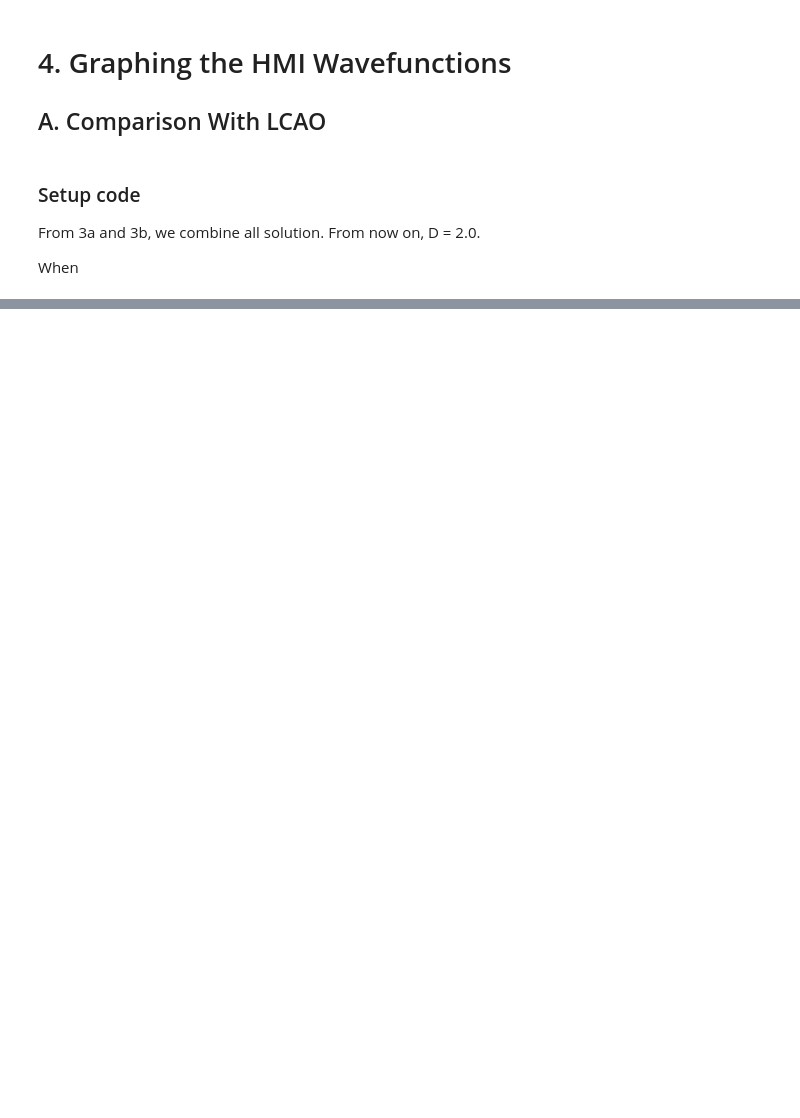
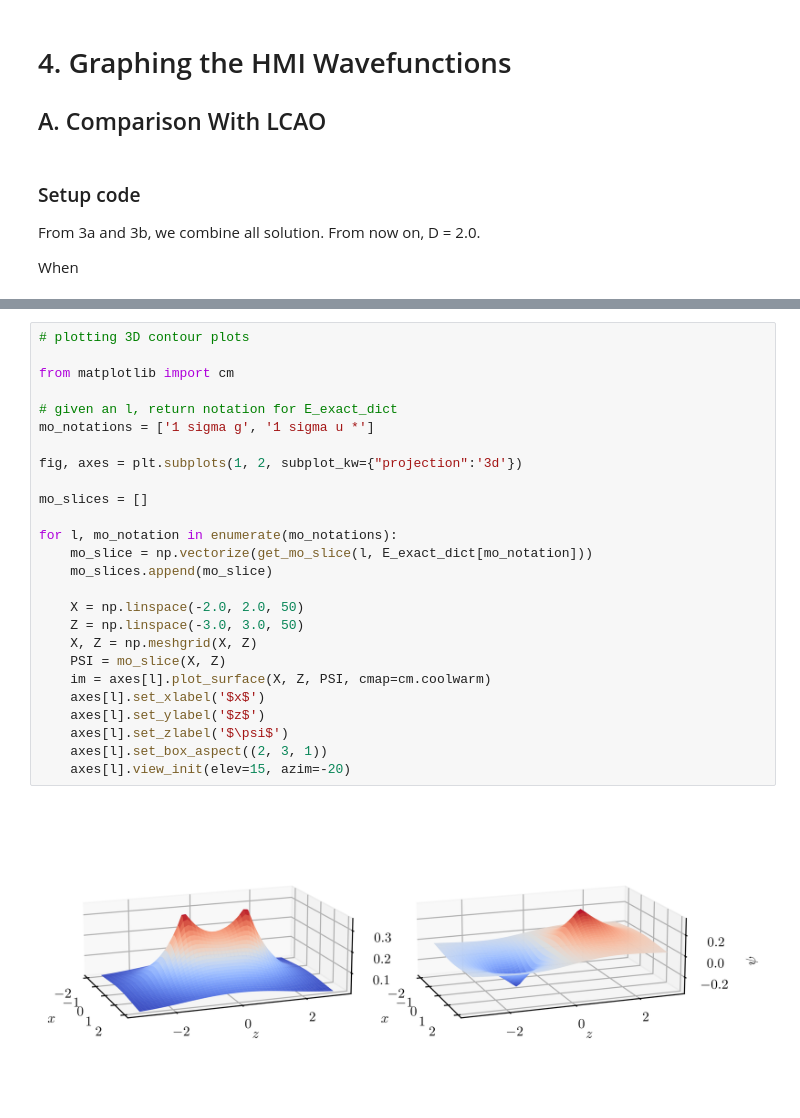
Before and after one commit to KeroseneNotForConsumption/hydrogen-molecular-ion, a Jupyter notebook: 4_graph.ipynb, the cells around one changed output, grey strips where cells are left out. Cells and saved outputs as stored; diff of their text form; blank space fills up the shorter version.

Commit message:
Added nearly functional MO scatterplot

```diff
--- a/4_graph.ipynb
+++ b/4_graph.ipynb
@@ -41,0 +242,28 @@ def get_lbda(mu, l):
+# %%
+# plotting 3D contour plots
+
+from matplotlib import cm
+
+# given an l, return notation for E_exact_dict
+mo_notations = ['1 sigma g', '1 sigma u *']
+
+fig, axes = plt.subplots(1, 2, subplot_kw={"projection":'3d'})
+
+mo_slices = []
+
+for l, mo_notation in enumerate(mo_notations):
+    mo_slice = np.vectorize(get_mo_slice(l, E_exact_dict[mo_notation]))
+    mo_slices.append(mo_slice)
+
+    X = np.linspace(-2.0, 2.0, 50)
+    Z = np.linspace(-3.0, 3.0, 50)
+    X, Z = np.meshgrid(X, Z)
+    PSI = mo_slice(X, Z)
+    im = axes[l].plot_surface(X, Z, PSI, cmap=cm.coolwarm)
+    axes[l].set_xlabel('$x$')
+    axes[l].set_ylabel('$z$')
+    axes[l].set_zlabel('$\psi$')
+    axes[l].set_box_aspect((2, 3, 1))
+    axes[l].view_init(elev=15, azim=-20)
+# %% [output]
+[figure, added]
```
Also changed, not shown: parts of 8 cells of this notebook, 1 other file.
